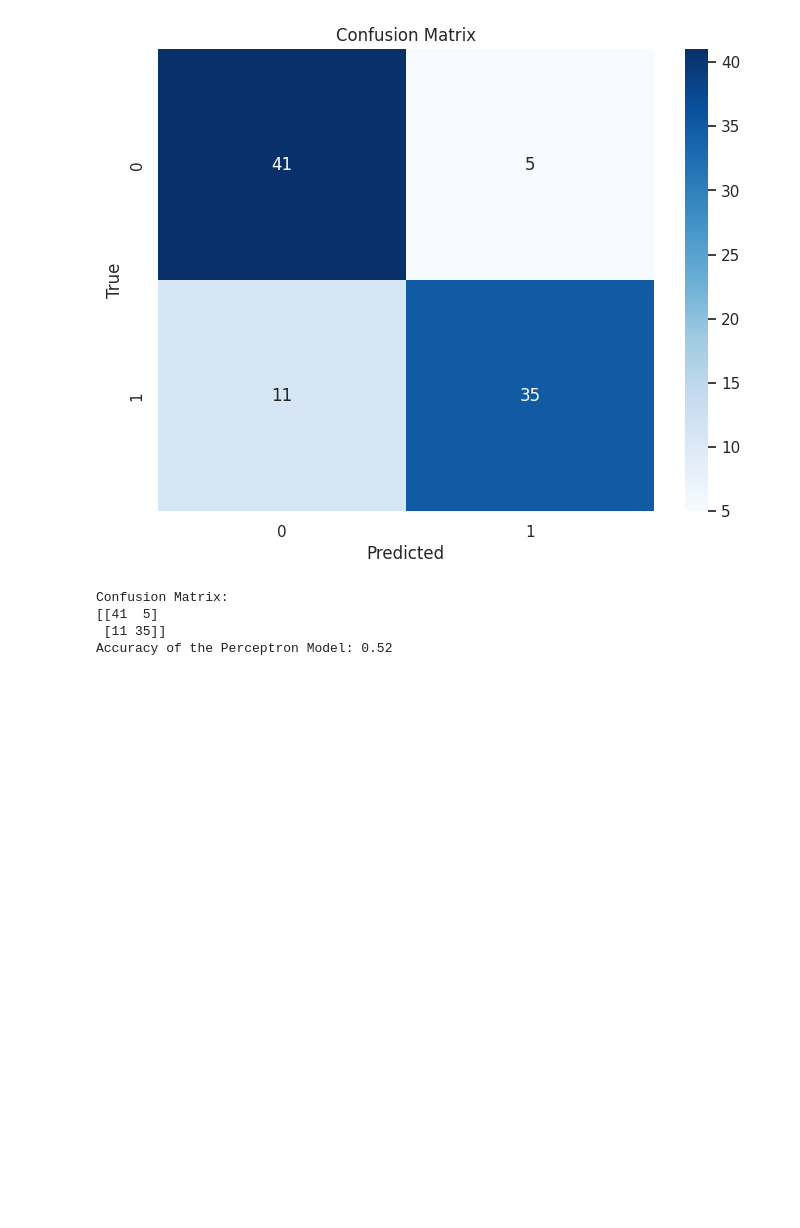
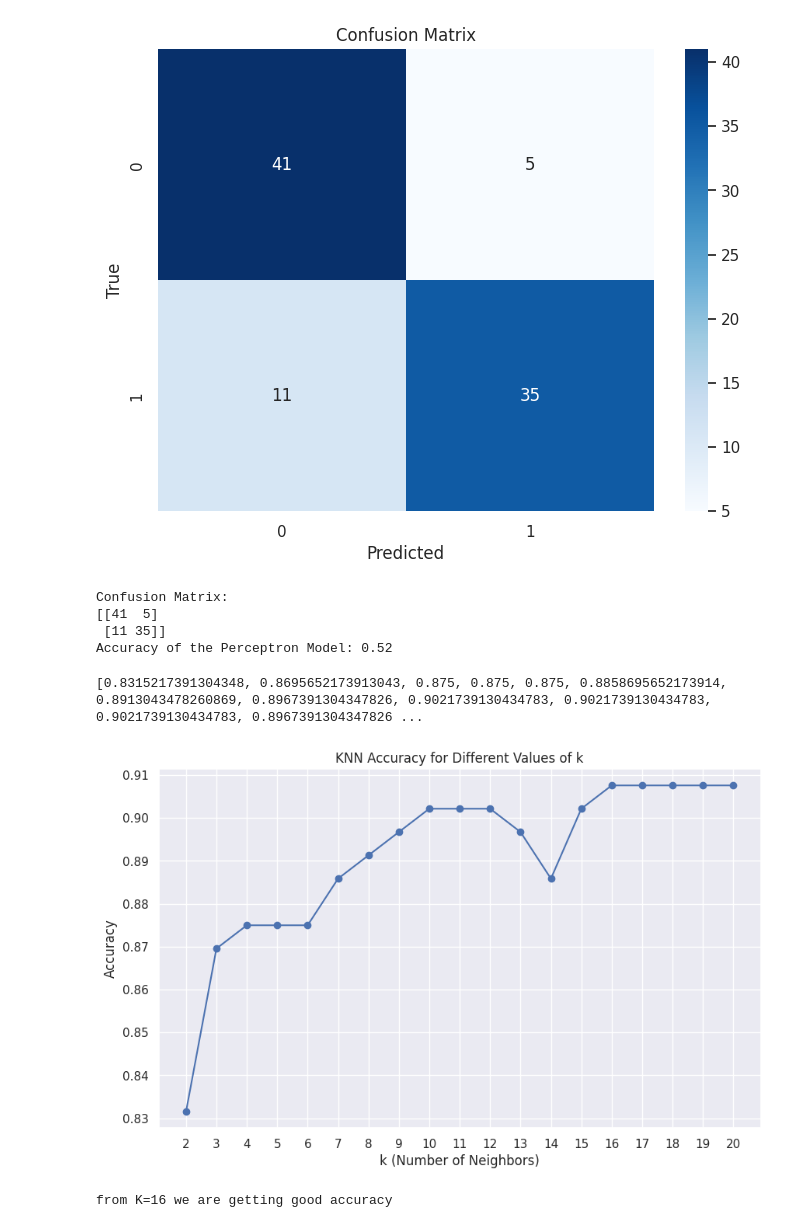
Before and after one commit to Ruthuja-Gaikwad/2203a52117, a Jupyter notebook: capston_project(statml).ipynb, the cells around one changed output. Cells and saved outputs as stored; diff of their text form; code cells hidden in the pictures; blank space fills up the shorter version.

```diff
--- a/capston_project(statml).ipynb
+++ b/capston_project(statml).ipynb
@@ -297,3 +297,32 @@ Confusion Matrix:
 [[41  5]
  [11 35]]
 Accuracy of the Perceptron Model: 0.52
+# %%
+import numpy as np
+from sklearn.model_selection import train_test_split
+from sklearn.neighbors import KNeighborsClassifier
+from sklearn.metrics import accuracy_score, classification_report
+import matplotlib.pyplot as plt
+X_train, X_test, y_train, y_test = train_test_split(features, target, test_size=0.2, random_state=True)
+k_values = list(range(2, 21))
+accuracy_scores = []
+for k in k_values:
+    knn = KNeighborsClassifier(n_neighbors=k, n_jobs=-1)
+    knn.fit(X_train, y_train)
+    y_pred = knn.predict(X_test)
+    accuracy = accuracy_score(y_test, y_pred)
+    accuracy_scores.append(accuracy)
+print(accuracy_scores)
+plt.figure(figsize=(10, 6))
+plt.plot(k_values, accuracy_scores, marker='o', linestyle='-', color='b')
+plt.title('KNN Accuracy for Different Values of k')
+plt.xlabel('k (Number of Neighbors)')
+plt.ylabel('Accuracy')
+plt.xticks(k_values)
+plt.grid(True)
+plt.show()
+print("from K=16 we are getting good accuracy")
+# %% [output]
+[0.8315217391304348, 0.8695652173913043, 0.875, 0.875, 0.875, 0.8858695652173914, 0.8913043478260869, 0.8967391304347826, 0.9021739130434783, 0.9021739130434783, 0.9021739130434783, 0.8967391304347826 ...
+[figure, added]
+from K=16 we are getting good accuracy
```
Also changed, not shown: parts of 2 cells of this notebook.
